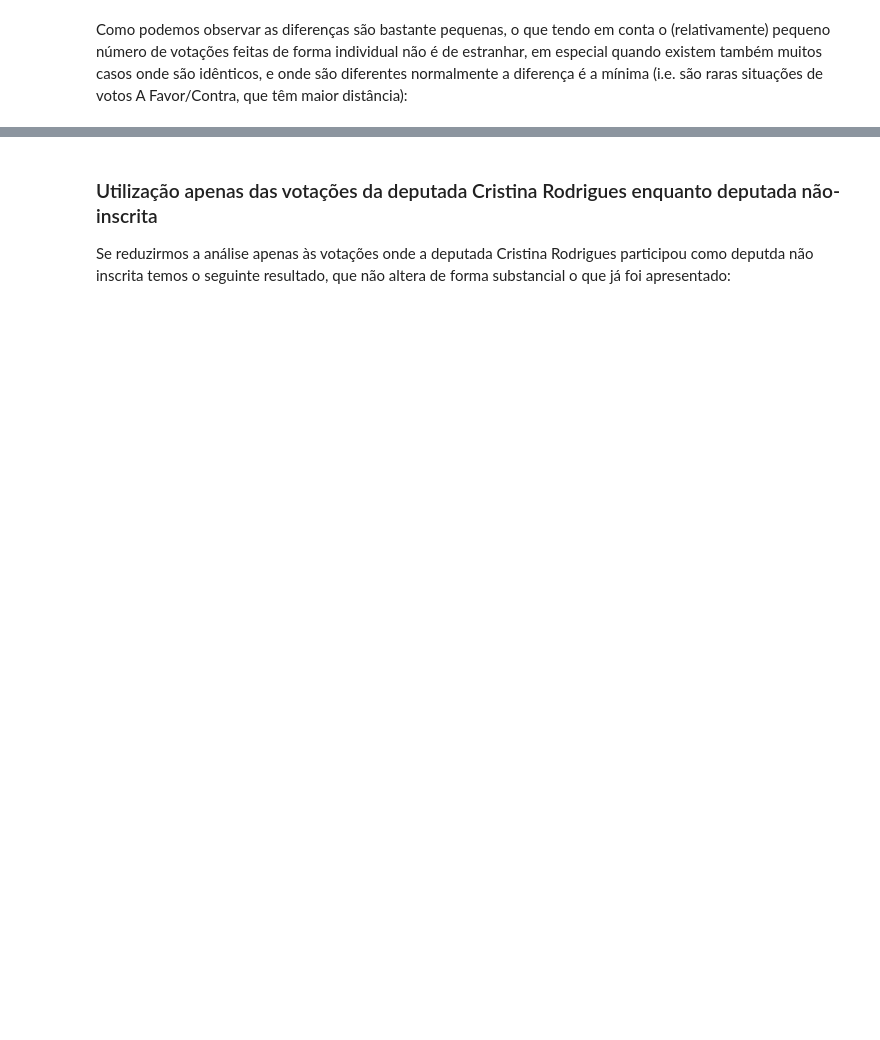
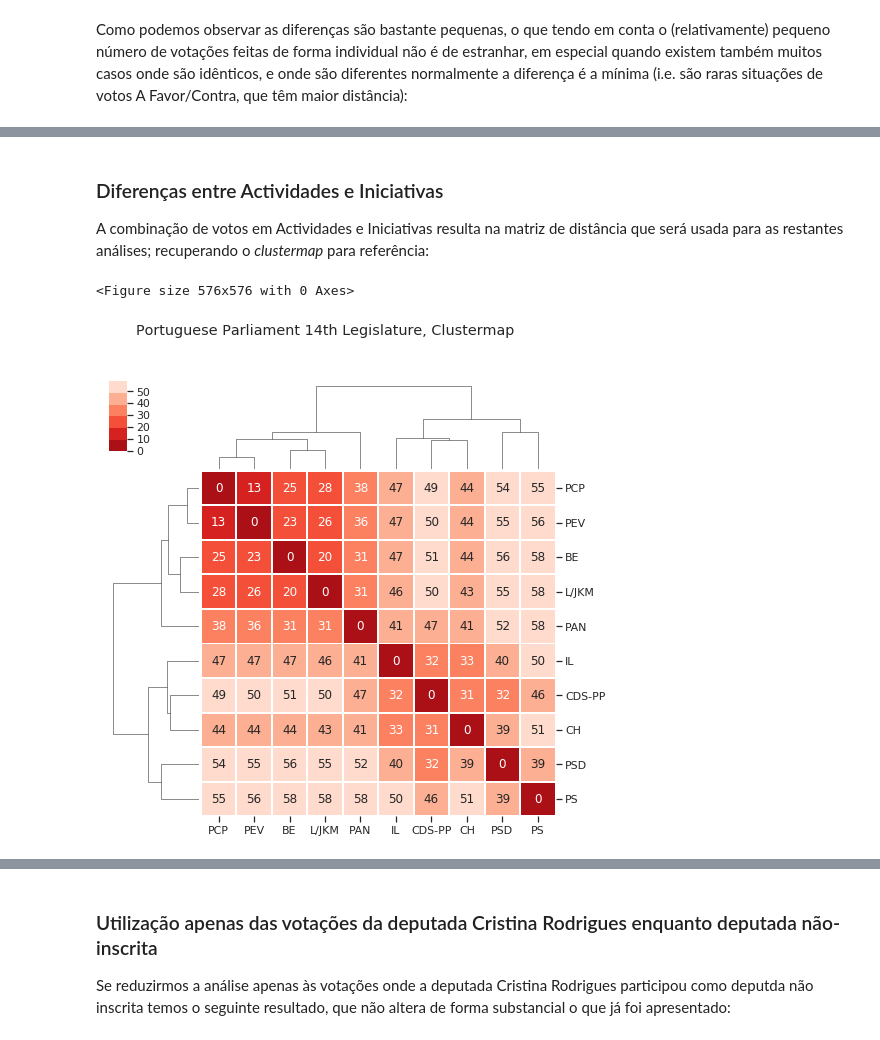
Before and after one commit to fsmunoz/pt-act-parlamentar, a Jupyter notebook: Actividade Parlamentar da XIV Legislatura.ipynb, the cells around one changed output, grey strips where cells are left out. Cells and saved outputs as stored; diff of their text form; code cells hidden in the pictures; blank space fills up the shorter version.

```diff
--- a/Actividade Parlamentar da XIV Legislatura.ipynb
+++ b/Actividade Parlamentar da XIV Legislatura.ipynb
@@ -2201,0 +2189,27 @@ Voted differently: 34
+# %% [markdown]
+### Diferenças entre Actividades e Iniciativas
+
+A combinação de votos em Actividades e Iniciativas resulta na matriz de distância que será usada para as restantes análises; recuperando o *clustermap* para referência:
+# %%
+## Display the heatmap of the distance matrix
+
+fig = plt.figure(figsize=(8,8))
+ax = fig.add_subplot()
+
+## Perform hierarchical linkage on the distance matrix using Ward's method.
+distmat_link = hc.linkage(pwdist, method="ward", optimal_ordering=True )
+
+sns.clustermap(
+    distmat,
+    annot = True,
+    cmap=sns.color_palette("Reds_r"),
+    linewidth=1,
+    #standard_scale=1,
+    row_linkage=distmat_link,
+    col_linkage=distmat_link,
+    figsize=(8,8)).fig.suptitle('Portuguese Parliament 14th Legislature, Clustermap')
+
+plt.show()
+# %% [output]
+<Figure size 576x576 with 0 Axes>
+[figure, added]
```
Also changed, not shown: parts of 43 cells of this notebook.
